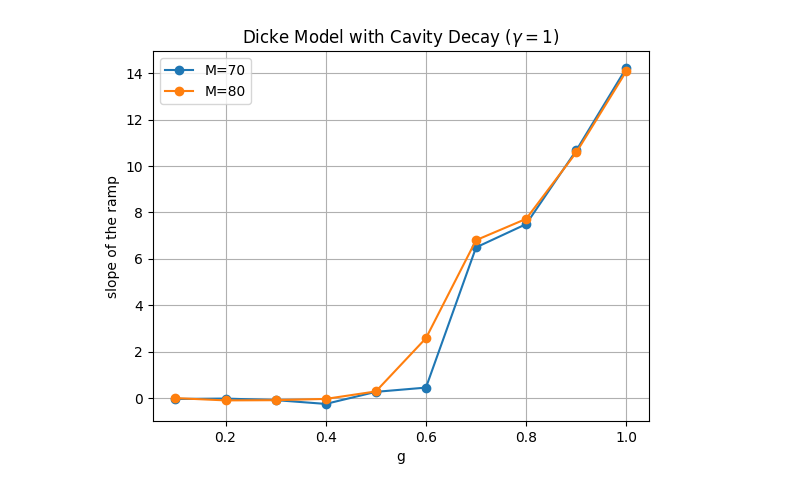
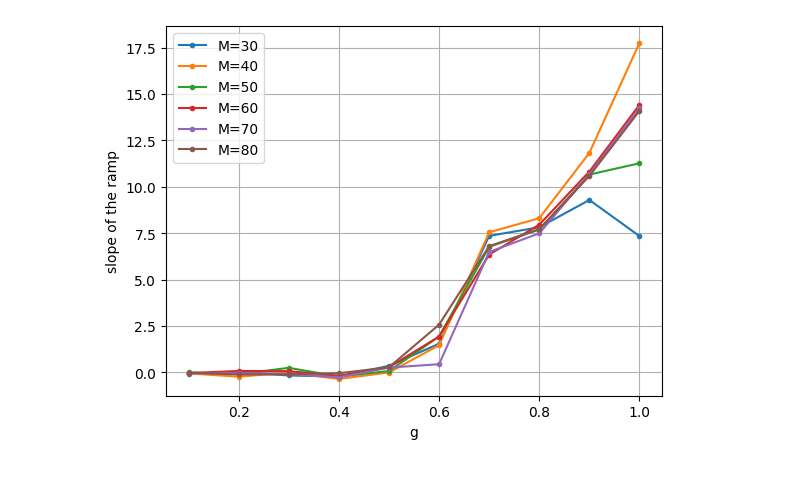
Before and after one commit to prasad42/Dicke_SFF, a Jupyter notebook: plot_SFF_Slope_open.ipynb, the cells around one changed output. Saved outputs shown, nothing was run; the diff lists cells and outputs as text; code cells hidden in the pictures.

```diff
--- a/plot_SFF_Slope_open.ipynb
+++ b/plot_SFF_Slope_open.ipynb
@@ -52,6 +8,3 @@ plt.savefig('GOE SFF')
-# %%
-g_arr = [0.1, 0.2, 0.3, 0.4, 0.5, 0.6, 0.7, 0.8, 0.9, 1.0]
-# g_arr = [0.2, 0.4, 0.5, 0.6, 0.8, 1.0]
 # %%
 dataList = []
 kappa = kappa_arr[0]
@@ -91,6 +48,16 @@ for g_ind, dataList1 in enumerate(dataList):
             indl = int(3e2); indr = int(6e2)
         if g_arr[g_ind] == 1.0:
             indl = int(3e2); indr = int(6e2)
+        if g_arr[g_ind] == 0.9 and M_arr[M_ind]==30:
+            indl = int(2e2); indr = int(4e2)
+        if g_arr[g_ind] == 1.0 and M_arr[M_ind]==30:
+            indl = int(1.5e2); indr = int(3e2)
+        if g_arr[g_ind] == 0.9 and M_arr[M_ind]==40:
+            indl = int(3e2); indr = int(6e2)
+        if g_arr[g_ind] == 1.0 and M_arr[M_ind]==40:
+            indl = int(3e2); indr = int(6e2)
+        if g_arr[g_ind] == 1.0 and M_arr[M_ind]==40:
+            indl = int(2e2); indr = int(4e2)
 
         data_ramp = data[indl:indr]
 
@@ -106,7 +73,7 @@ for g_ind, dataList1 in enumerate(dataList):
         # Fit the ramp
         m,b = np.polyfit(np.log10(data_ramp[0]),np.log10(data_ramp[1]),1)
         print(f"g={round(g_arr[g_ind],2)}, m={round(np.real(m),2)},t={round(np.real(data[0][indl]),2)}")
-        plt.plot(data[0], 10**b*data[0]**m,'--',label= f"slope = {round(np.real(m),2)}")
+        plt.plot(data[0], 10**b*data[0]**m,'--')#,label= f"slope = {round(np.real(m),2)}")
         m_arr.append(m)
         plt.tight_layout()
         plt.grid()
@@ -139,14 +103,13 @@ g=1.0, m=14.09,t=3.0
 # %%
 m_arr_arr = np.column_stack(m_arr_arr)
 for M_ind, m_arr in enumerate(m_arr_arr):
-    plt.title(f"Dicke Model with Cavity Decay "+r"($\gamma=1$)")
-    plt.plot(g_arr,m_arr,'-o',label=f'M={M_arr[M_ind]}')
+    # plt.title(f"Dicke Model with Cavity Decay "+r"($\gamma=1$)")
+    plt.plot(g_arr,m_arr,'.-',label=f'M={M_arr[M_ind]}')
     plt.xlabel('g')
     plt.ylabel('slope of the ramp')
-    plt.grid()
 plt.legend()
 plt.grid()
 plt.savefig("plots/ramp slope (open) vs g for different M")
 plt.show()
 # %% [output]
-[figure, old version]
+[figure, new version]
```
Also changed, not shown: parts of 8 cells of this notebook, 3 other files.
